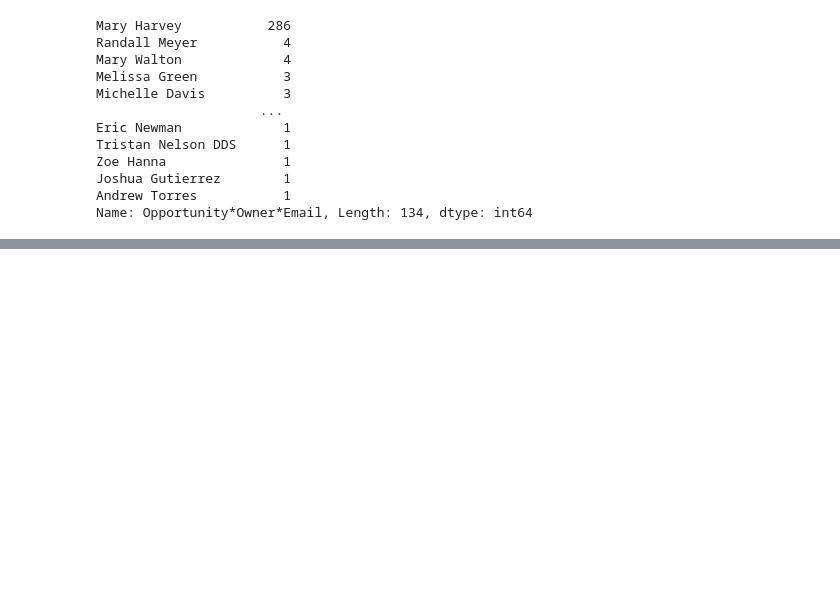
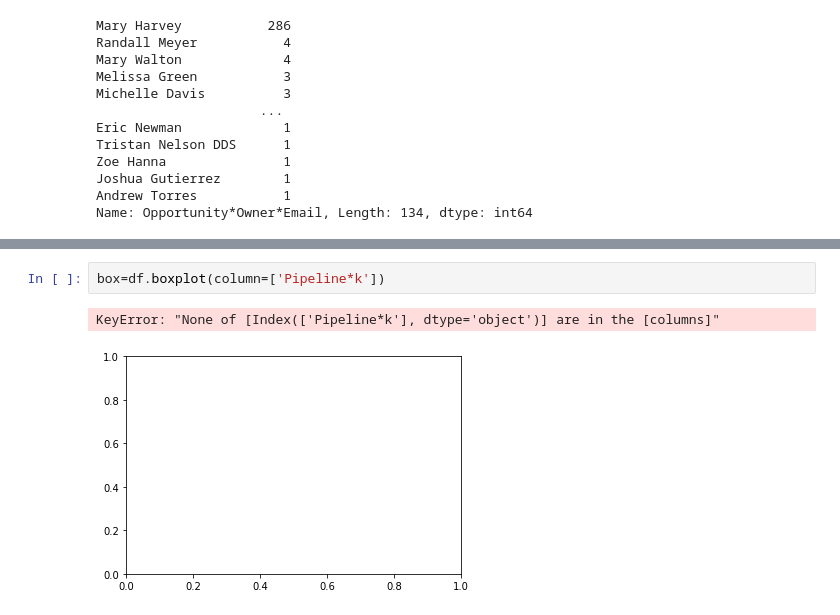
Before and after one commit to ldlasso2/oraclesolution, a Jupyter notebook: Solucion.ipynb, the cells around one changed output, grey strips where cells are left out. Saved outputs shown, nothing was run; the diff lists cells and outputs as text; blank space fills up the shorter version.

```diff
--- a/Solucion.ipynb
+++ b/Solucion.ipynb
@@ -184,0 +352,5 @@ Name: Opportunity*Owner*Email, Length: 134, dtype: int64
+# %%
+box=df.boxplot(column=['Pipeline*k'])
+# %% [output]
+KeyError: "None of [Index(['Pipeline*k'], dtype='object')] are in the [columns]"
+[figure, added]
```
Also changed, not shown: parts of 25 cells of this notebook, 1 other file.
